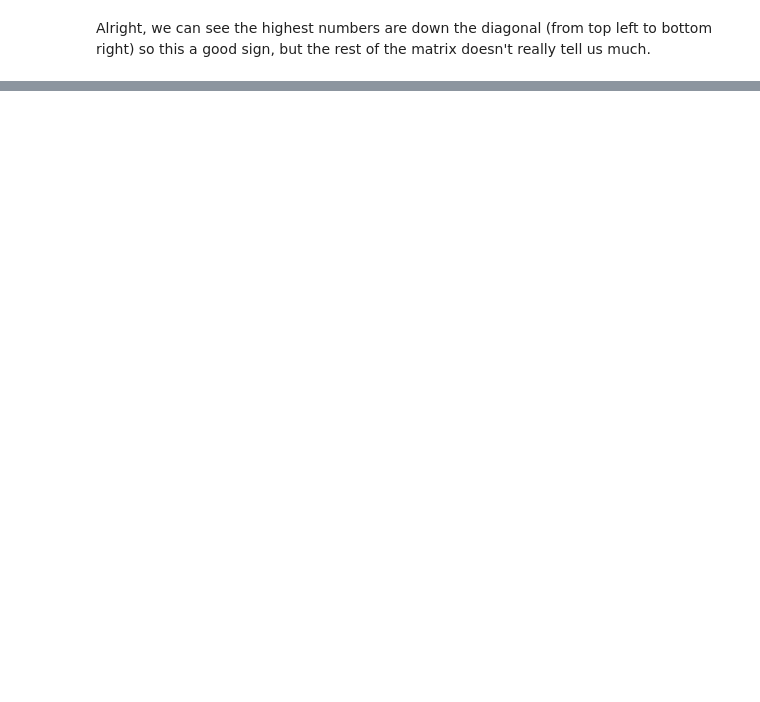
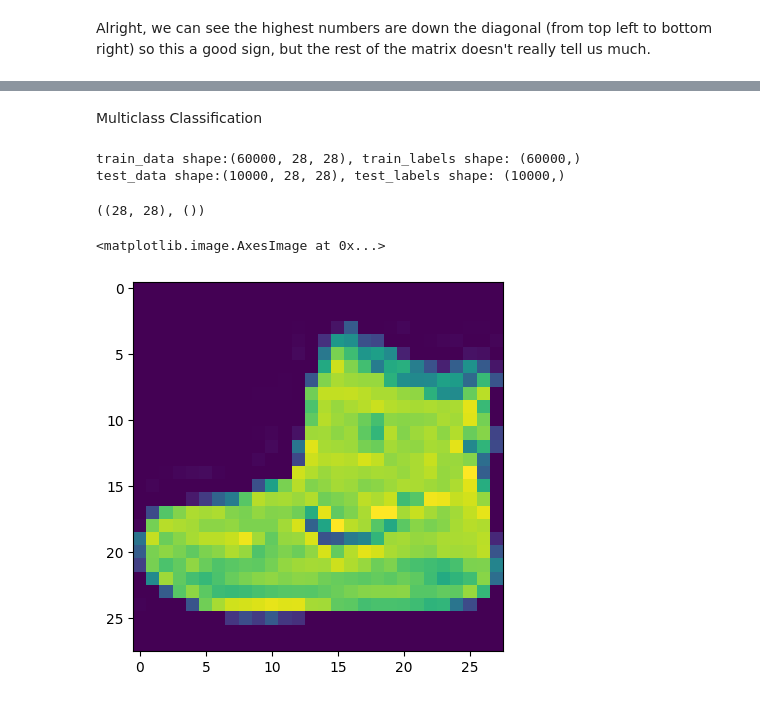
Before and after one commit to Rajnishmaurya/TensorFlow-for-Deep-Learning, a Jupyter notebook: Fundamentals/02.Neural Network Classification with Tensorflow.ipynb, the cells around one changed output, grey strips where cells are left out. Drawn from its saved outputs; the diff is of its cells as text; code cells hidden in the pictures; blank space fills up the shorter version.

Commit message:
02.Neural network classification with tensorflow completed and requirements file updated

```diff
--- a/Fundamentals/02.Neural Network Classification with Tensorflow.ipynb
+++ b/Fundamentals/02.Neural Network Classification with Tensorflow.ipynb
@@ -874,0 +875,24 @@ for i, j in itertools.product(range(cm.shape[0]), range(cm.shape[1])):
+# %% [markdown]
+Multiclass Classification
+# %%
+import tensorflow as tf
+from tensorflow.keras.datasets import fashion_mnist
+
+(train_data, train_labels), (test_data, test_labels) = fashion_mnist.load_data()
+# %%
+print(f"train_data shape:{train_data.shape}, train_labels shape: {train_labels.shape}")
+print(f"test_data shape:{test_data.shape}, test_labels shape: {test_labels.shape}")
+# %% [output]
+train_data shape:(60000, 28, 28), train_labels shape: (60000,)
+test_data shape:(10000, 28, 28), test_labels shape: (10000,)
+# %%
+train_data[0].shape, train_labels[0].shape
+# %% [output]
+((28, 28), ())
+# %%
+import matplotlib.pyplot as plt
+
+plt.imshow(train_data[0])
+# %% [output]
+<matplotlib.image.AxesImage at 0x...>
+[figure, added]
```
Also changed, not shown: parts of 81 cells of this notebook, 1 other file.
